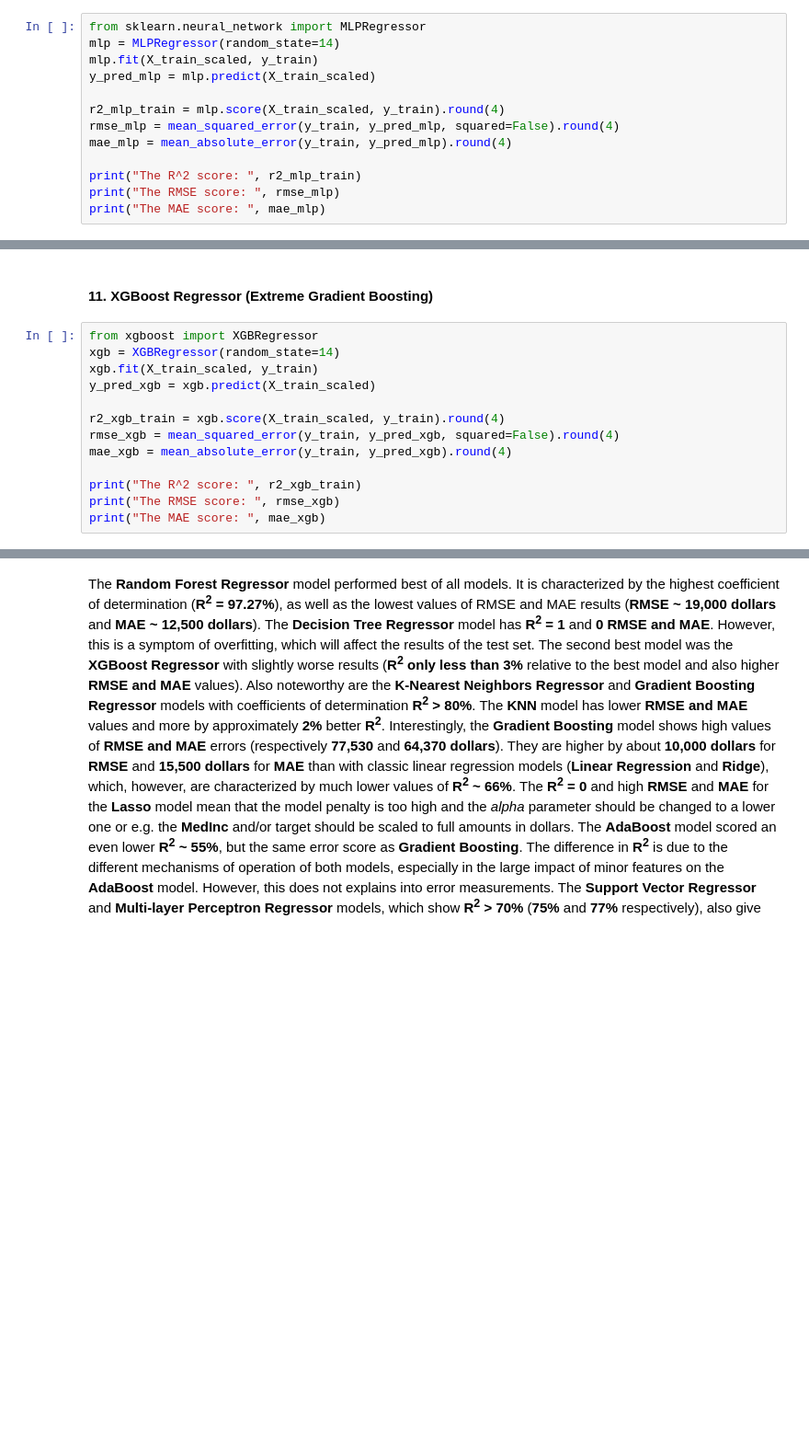
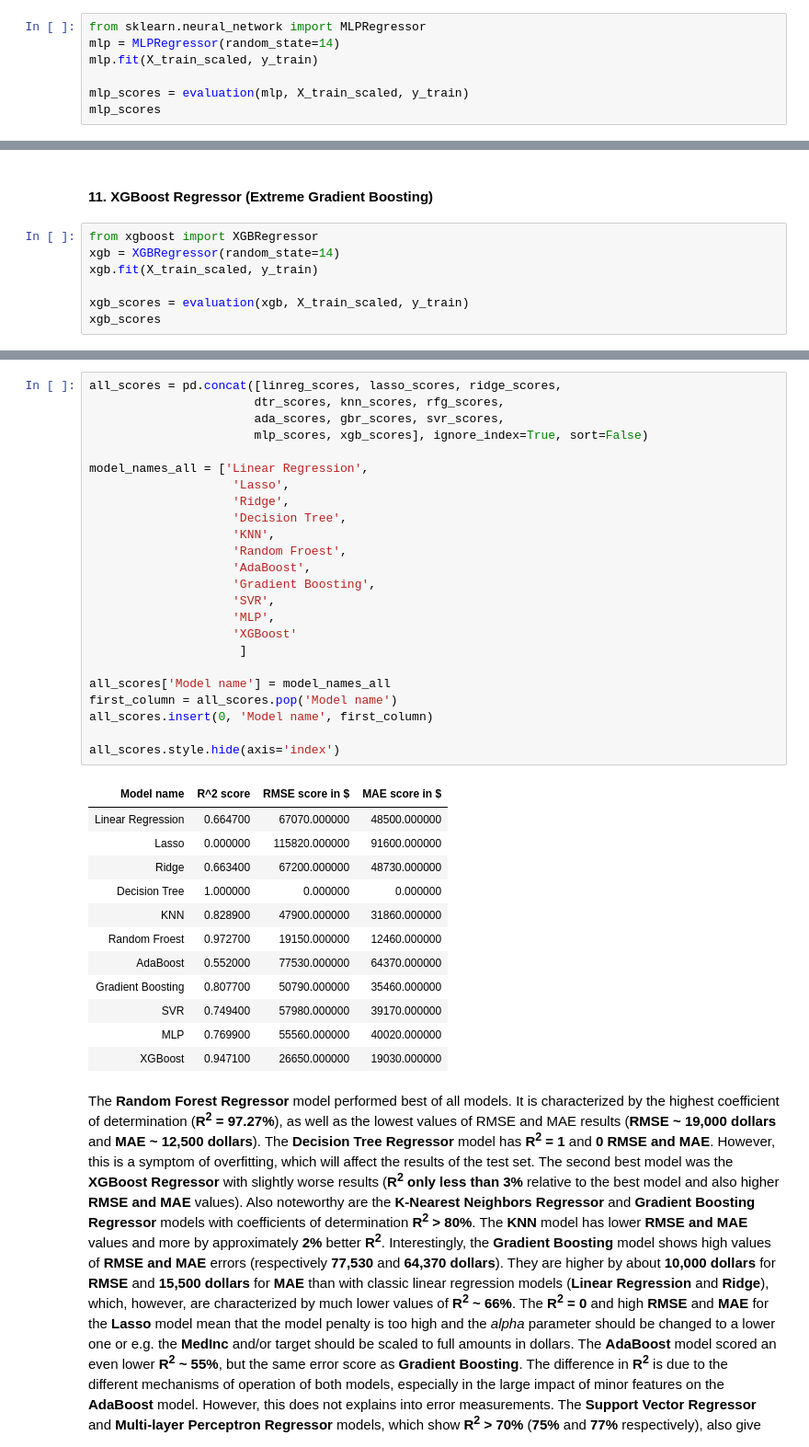
Before and after one commit to bartekwphd/California_housing_project, a Jupyter notebook: California Housing.ipynb, the cells around one changed output, grey strips where cells are left out. Shown at 92% size. Cells and saved outputs as stored; diff of their text form; blank space fills up the shorter version.

```diff
--- a/California Housing.ipynb
+++ b/California Housing.ipynb
@@ -578,13 +535,7 @@ The MAE score:  0.3917
 from sklearn.neural_network import MLPRegressor
 mlp = MLPRegressor(random_state=14)
 mlp.fit(X_train_scaled, y_train)
-y_pred_mlp = mlp.predict(X_train_scaled)
 
-r2_mlp_train = mlp.score(X_train_scaled, y_train).round(4)
-rmse_mlp = mean_squared_error(y_train, y_pred_mlp, squared=False).round(4)
-mae_mlp = mean_absolute_error(y_train, y_pred_mlp).round(4)
-
-print("The R^2 score: ", r2_mlp_train)
-print("The RMSE score: ", rmse_mlp)
-print("The MAE score: ", mae_mlp)
+mlp_scores = evaluation(mlp, X_train_scaled, y_train)
+mlp_scores
 # %% [output]
@@ -597,13 +547,7 @@ The MAE score:  0.4002
 from xgboost import XGBRegressor
 xgb = XGBRegressor(random_state=14)
 xgb.fit(X_train_scaled, y_train)
-y_pred_xgb = xgb.predict(X_train_scaled)
 
-r2_xgb_train = xgb.score(X_train_scaled, y_train).round(4)
-rmse_xgb = mean_squared_error(y_train, y_pred_xgb, squared=False).round(4)
-mae_xgb = mean_absolute_error(y_train, y_pred_xgb).round(4)
-
-print("The R^2 score: ", r2_xgb_train)
-print("The RMSE score: ", rmse_xgb)
-print("The MAE score: ", mae_xgb)
+xgb_scores = evaluation(xgb, X_train_scaled, y_train)
+xgb_scores
 # %% [output]
@@ -689 +556,38 @@ all_scores.style.hide(axis='index')
+# %%
+all_scores = pd.concat([linreg_scores, lasso_scores, ridge_scores,
+                       dtr_scores, knn_scores, rfg_scores,
+                       ada_scores, gbr_scores, svr_scores,
+                       mlp_scores, xgb_scores], ignore_index=True, sort=False)
+
+model_names_all = ['Linear Regression',
+                    'Lasso',
+                    'Ridge',
+                    'Decision Tree',
+                    'KNN',
+                    'Random Froest',
+                    'AdaBoost',
+                    'Gradient Boosting',
+                    'SVR',
+                    'MLP',
+                    'XGBoost'
+                     ]
+
+all_scores['Model name'] = model_names_all
+first_column = all_scores.pop('Model name')
+all_scores.insert(0, 'Model name', first_column)
+
+all_scores.style.hide(axis='index')
+# %% [output]
+| Model name | R^2 score | RMSE score in $ | MAE score in $ |
+| Linear Regression | 0.664700 | 67070.000000 | 48500.000000 |
+| Lasso | 0.000000 | 115820.000000 | 91600.000000 |
+| Ridge | 0.663400 | 67200.000000 | 48730.000000 |
+| Decision Tree | 1.000000 | 0.000000 | 0.000000 |
+| KNN | 0.828900 | 47900.000000 | 31860.000000 |
+| Random Froest | 0.972700 | 19150.000000 | 12460.000000 |
+| AdaBoost | 0.552000 | 77530.000000 | 64370.000000 |
+| Gradient Boosting | 0.807700 | 50790.000000 | 35460.000000 |
+| SVR | 0.749400 | 57980.000000 | 39170.000000 |
+| MLP | 0.769900 | 55560.000000 | 40020.000000 |
+| XGBoost | 0.947100 | 26650.000000 | 19030.000000 |
 # %% [markdown]
```
Also changed, not shown: parts of 34 cells of this notebook.
